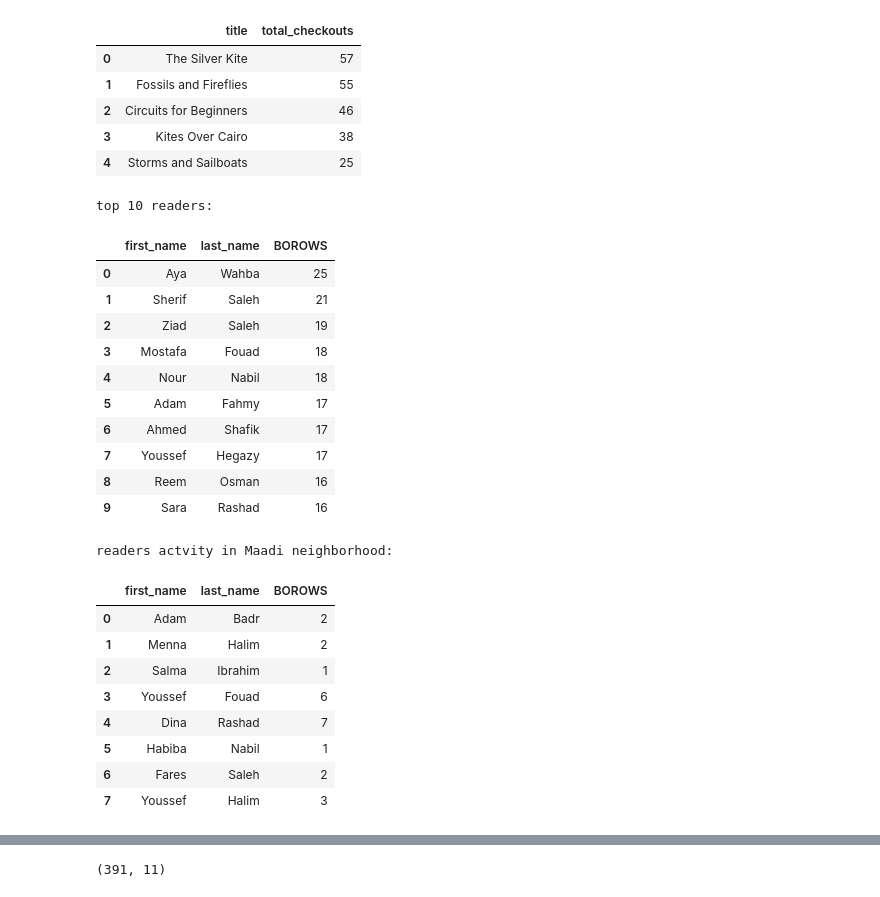
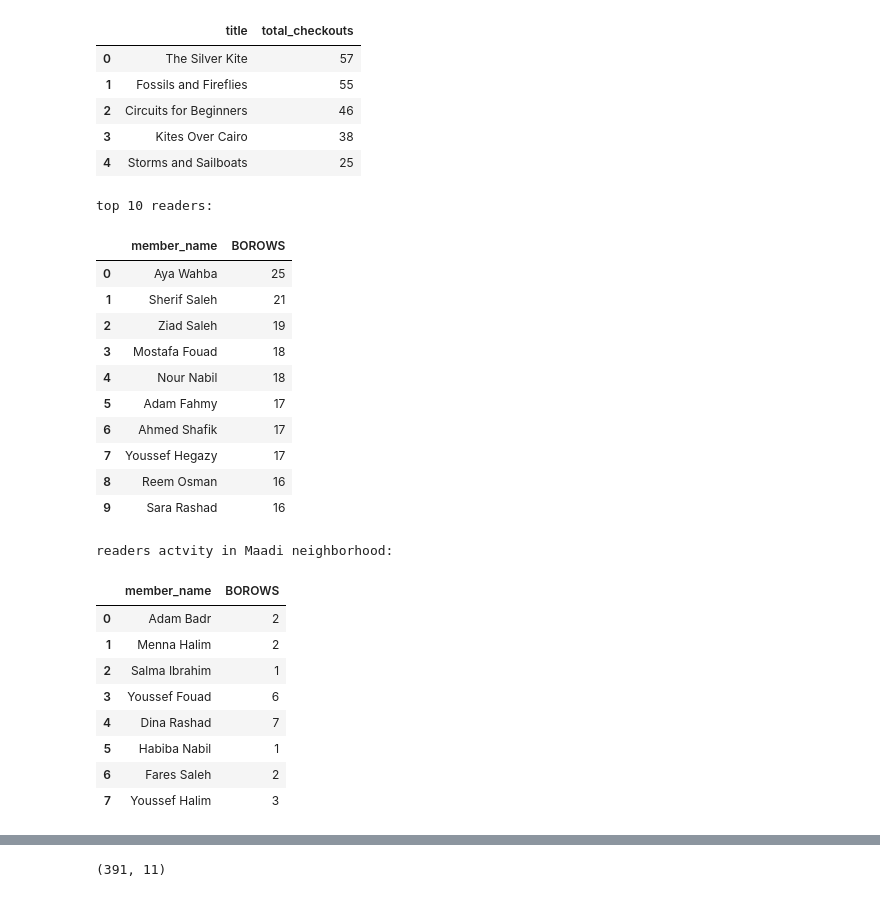
Before and after one commit to n6szhigpo/project, a Jupyter notebook: Untitled0.ipynb, the cells around one changed output, grey strips where cells are left out. Cells and saved outputs as stored; diff of their text form; code cells hidden in the pictures.

```diff
--- a/Untitled0.ipynb
+++ b/Untitled0.ipynb
@@ -5,13 +7,8 @@ import pandas as pd
 import numpy as np
 from bs4 import BeautifulSoup
 # %%
-conn = sqlite3.connect("/content/db")
+conn = sqlite3.connect("Library Database.db")
 
 members = pd.read_sql("SELECT * FROM members", conn)
 books = pd.read_sql("SELECT * FROM books", conn)
 checkouts = pd.read_sql("SELECT * FROM checkouts", conn)
-
-print(f"members: {members.shape[0]} rows")
-print(f"books:  {books.shape[0]} rows")
-print(f"checkouts:  {checkouts.shape[0]} rows")
-members.head()
@@ -113,35 +125,36 @@ top 5 borrowed books:
 | 4 | Storms and Sailboats | 25 |
 # %%
 #Q4:4. Who are the most active readers?
-query='''SELECT m.first_name,m.last_name,
+query='''SELECT m.first_name || ' ' || m.last_name AS member_name,
          COUNT(c.checkout_id) AS BOROWS
          FROM members m
          LEFT JOIN checkouts c
          ON m.member_id = c.member_id
          GROUP BY
          m.first_name,
          m.last_name
          ORDER BY
          BOROWS DESC
          LIMIT 10'''
 print("top 10 readers:")
 run(query)
 # %% [output]
 top 10 readers:
-|  | first_name | last_name | BOROWS |
-| 0 | Aya | Wahba | 25 |
-| 1 | Sherif | Saleh | 21 |
-| 2 | Ziad | Saleh | 19 |
-| 3 | Mostafa | Fouad | 18 |
-| 4 | Nour | Nabil | 18 |
-| 5 | Adam | Fahmy | 17 |
-| 6 | Ahmed | Shafik | 17 |
-| 7 | Youssef | Hegazy | 17 |
-| 8 | Reem | Osman | 16 |
-| 9 | Sara | Rashad | 16 |
+|  | member_name | BOROWS |
+| 0 | Aya Wahba | 25 |
+| 1 | Sherif Saleh | 21 |
+| 2 | Ziad Saleh | 19 |
+| 3 | Mostafa Fouad | 18 |
+| 4 | Nour Nabil | 18 |
+| 5 | Adam Fahmy | 17 |
+| 6 | Ahmed Shafik | 17 |
+| 7 | Youssef Hegazy | 17 |
+| 8 | Reem Osman | 16 |
+| 9 | Sara Rashad | 16 |
 # %%
 #Q5:What does a neighborhood's activity look like further back in time?
-query='''SELECT m.first_name,m.last_name,
+query='''SELECT
+m.first_name || ' ' || m.last_name AS member_name,
          COUNT(c.checkout_id) AS BOROWS
          FROM members m
          JOIN checkouts c
@@ -158,12 +171,12 @@ print("readers actvity in Maadi neighborhood:")
 run(query)
 # %% [output]
 readers actvity in Maadi neighborhood:
-|  | first_name | last_name | BOROWS |
-| 0 | Adam | Badr | 2 |
-| 1 | Menna | Halim | 2 |
-| 2 | Salma | Ibrahim | 1 |
-| 3 | Youssef | Fouad | 6 |
-| 4 | Dina | Rashad | 7 |
-| 5 | Habiba | Nabil | 1 |
-| 6 | Fares | Saleh | 2 |
-| 7 | Youssef | Halim | 3 |
+|  | member_name | BOROWS |
+| 0 | Adam Badr | 2 |
+| 1 | Menna Halim | 2 |
+| 2 | Salma Ibrahim | 1 |
+| 3 | Youssef Fouad | 6 |
+| 4 | Dina Rashad | 7 |
+| 5 | Habiba Nabil | 1 |
+| 6 | Fares Saleh | 2 |
+| 7 | Youssef Halim | 3 |
```
Also changed, not shown: parts of 29 cells of this notebook, 2 other files.
